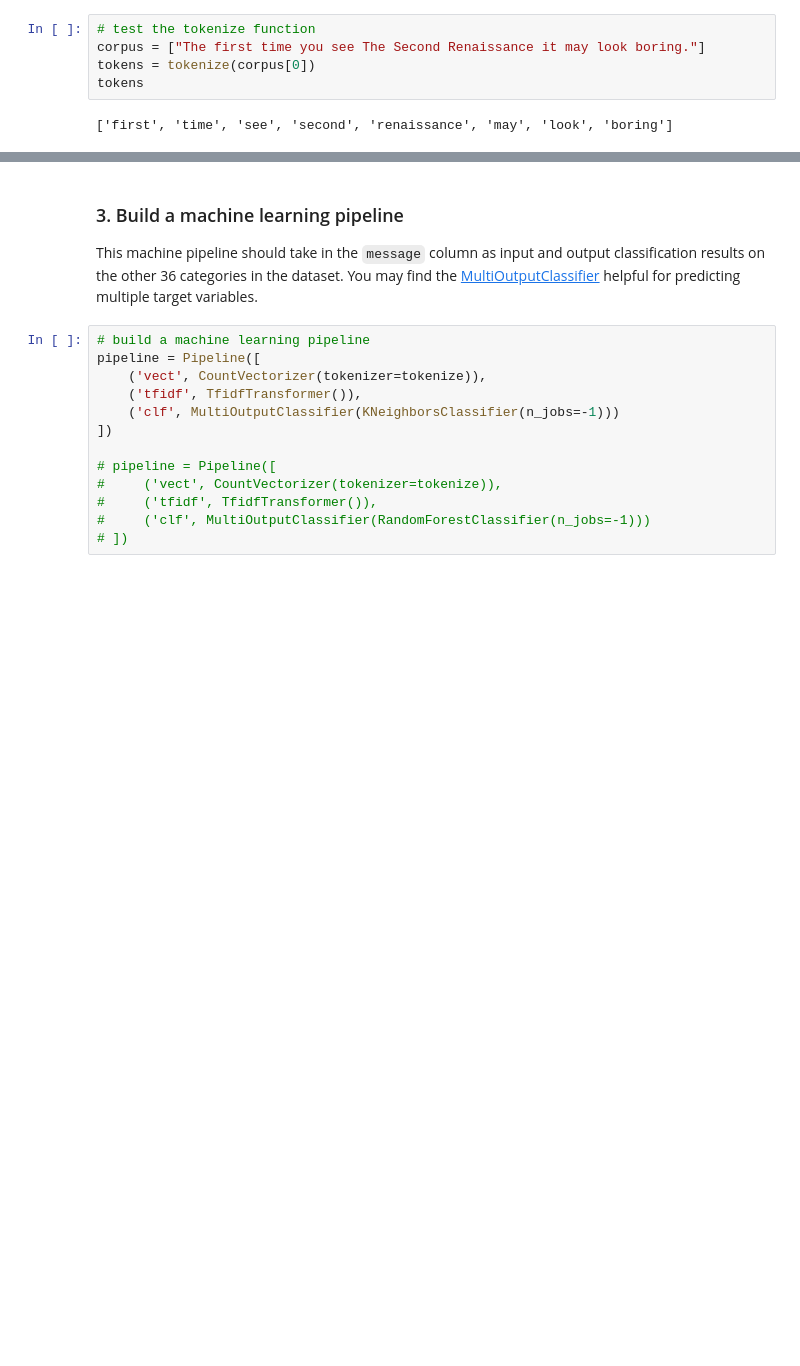
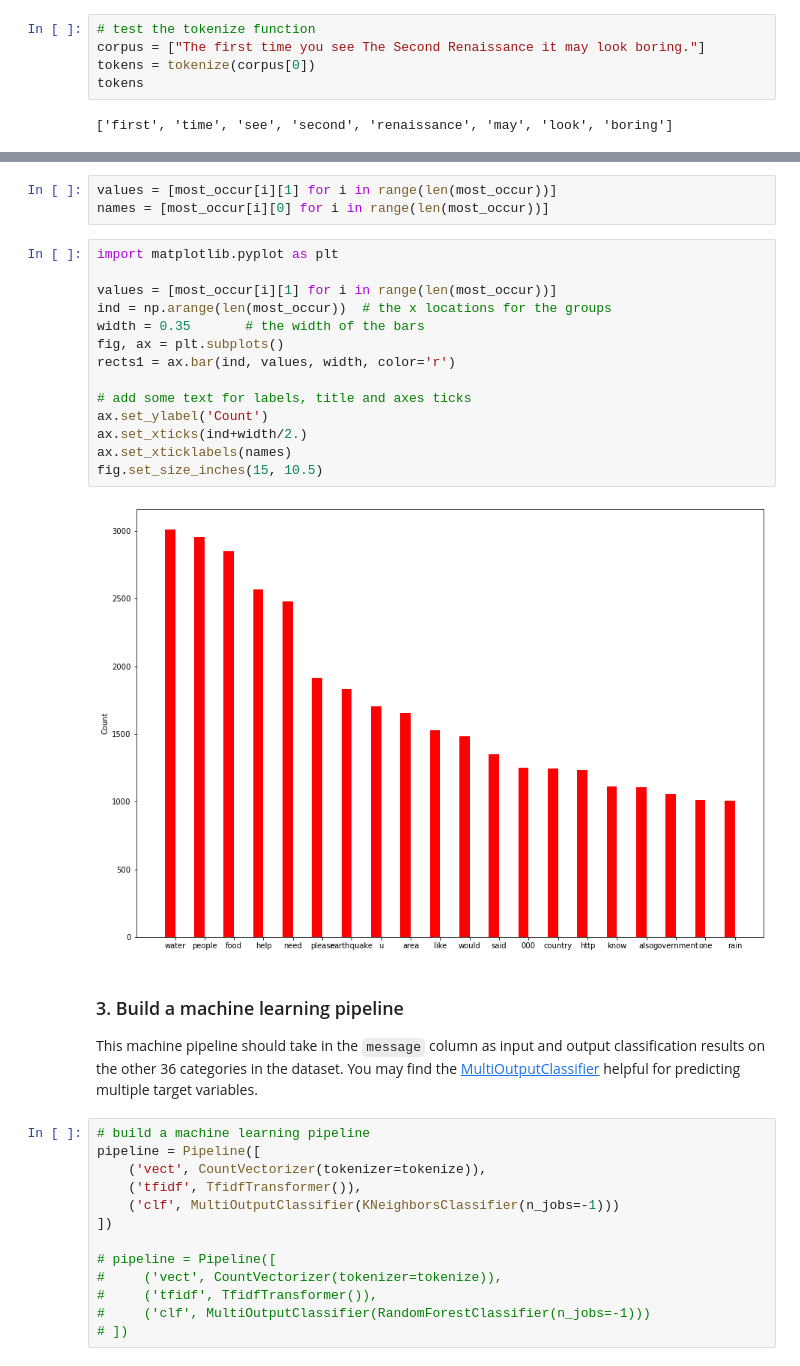
Before and after one commit to mrchamanbaz/disaster_response_project, a Jupyter notebook: ML Pipeline Preparation.ipynb, the cells around one changed output, grey strips where cells are left out. Saved outputs shown, nothing was run; the diff lists cells and outputs as text; blank space fills up the shorter version.

```diff
--- a/ML Pipeline Preparation.ipynb
+++ b/ML Pipeline Preparation.ipynb
@@ -156,3 +138,22 @@ tokens
+# %%
+values = [most_occur[i][1] for i in range(len(most_occur))]
+names = [most_occur[i][0] for i in range(len(most_occur))]
+# %%
+import matplotlib.pyplot as plt
+
+values = [most_occur[i][1] for i in range(len(most_occur))]
+ind = np.arange(len(most_occur))  # the x locations for the groups
+width = 0.35       # the width of the bars
+fig, ax = plt.subplots()
+rects1 = ax.bar(ind, values, width, color='r')
+
+# add some text for labels, title and axes ticks
+ax.set_ylabel('Count')
+ax.set_xticks(ind+width/2.)
+ax.set_xticklabels(names)
+fig.set_size_inches(15, 10.5)
+# %% [output]
+[figure, added]
 # %% [markdown]
 ### 3. Build a machine learning pipeline
 This machine pipeline should take in the `message` column as input and output classification results on the other 36 categories in the dataset. You may find the [MultiOutputClassifier](http://scikit-learn.org/stable/modules/generated/sklearn.multioutput.MultiOutputClassifier.html) helpful for predicting multiple target variables.
```
Also changed, not shown: parts of 8 cells of this notebook.
